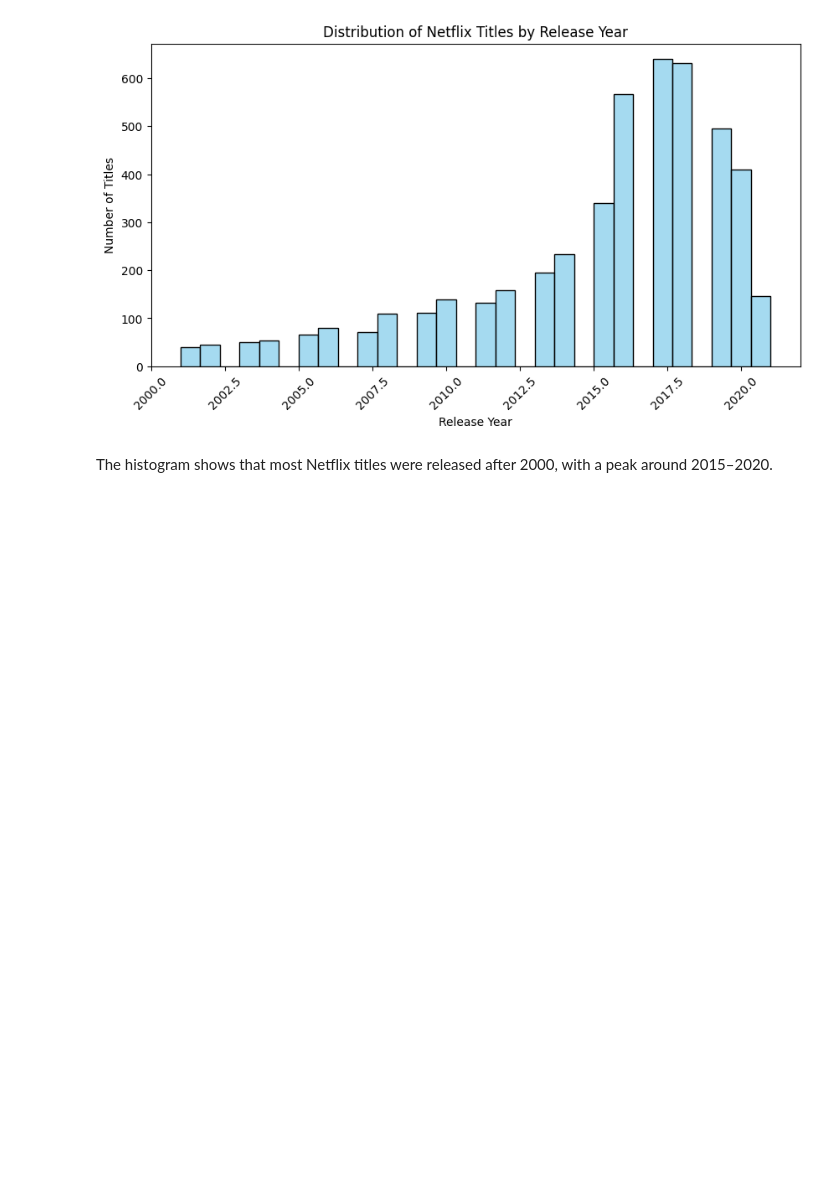
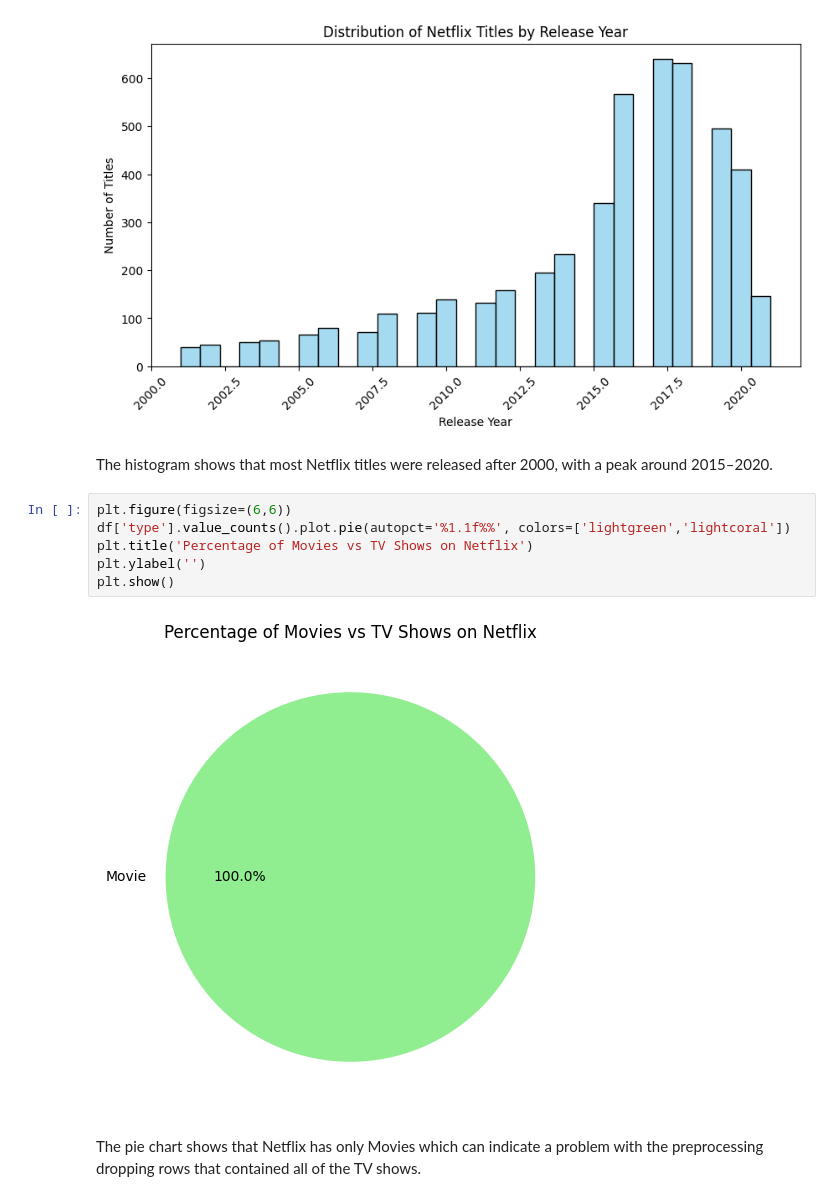
Before and after one commit to Edward-Koh/CS210-p2, a Jupyter notebook: diy_dataset.ipynb, the cells around one changed output. Saved outputs shown, nothing was run; the diff lists cells and outputs as text; blank space fills up the shorter version.

Commit message:
added pie chart

```diff
--- a/diy_dataset.ipynb
+++ b/diy_dataset.ipynb
@@ -292,3 +338,13 @@ plt.show()
 [figure]
 # %% [markdown]
 The histogram shows that most Netflix titles were released after 2000, with a peak around 2015–2020.
+# %%
+plt.figure(figsize=(6,6))
+df['type'].value_counts().plot.pie(autopct='%1.1f%%', colors=['lightgreen','lightcoral'])
+plt.title('Percentage of Movies vs TV Shows on Netflix')
+plt.ylabel('')
+plt.show()
+# %% [output]
+[figure, added]
+# %% [markdown]
+The pie chart shows that Netflix has only Movies which can indicate a problem with the preprocessing dropping rows that contained all of the TV shows.
```
Also changed, not shown: parts of 6 cells of this notebook.
